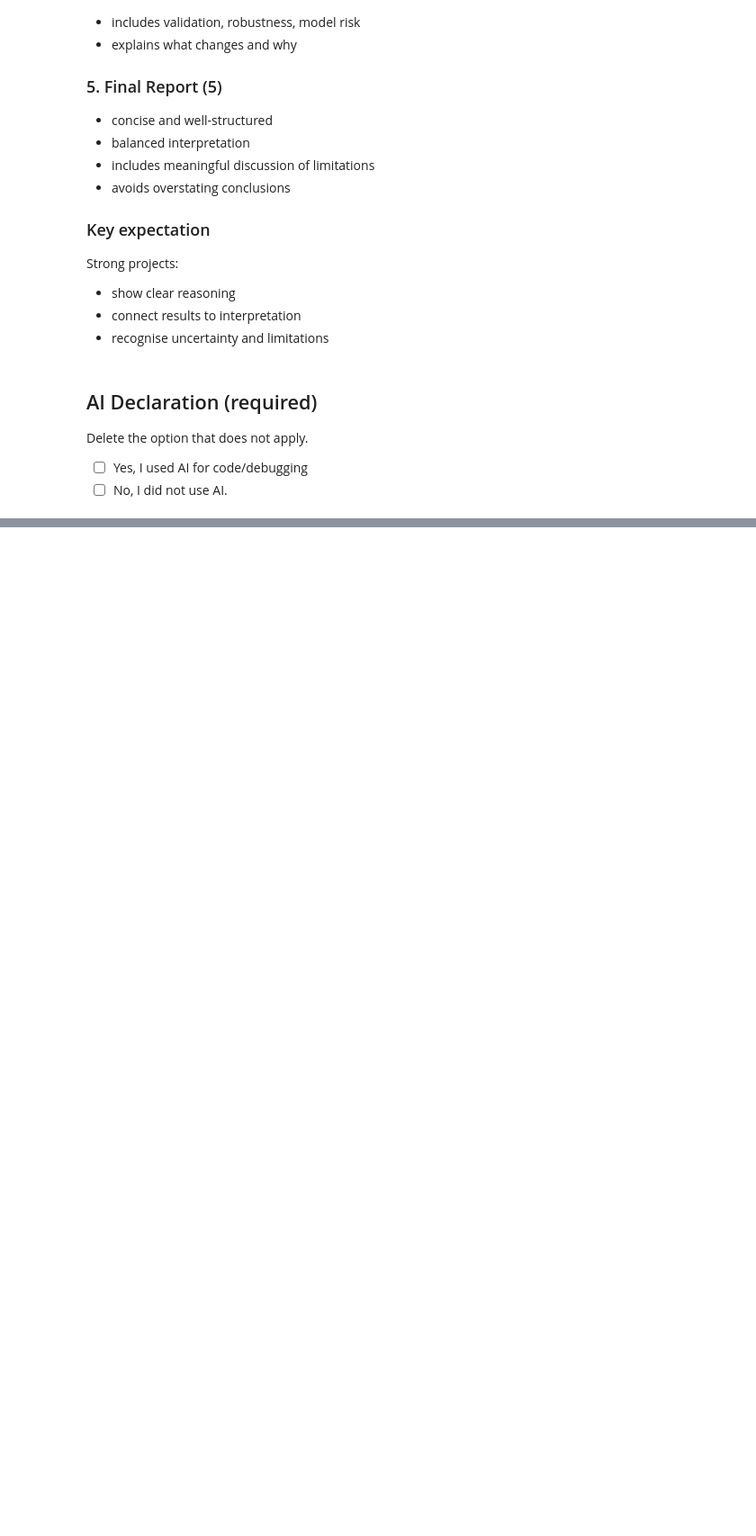
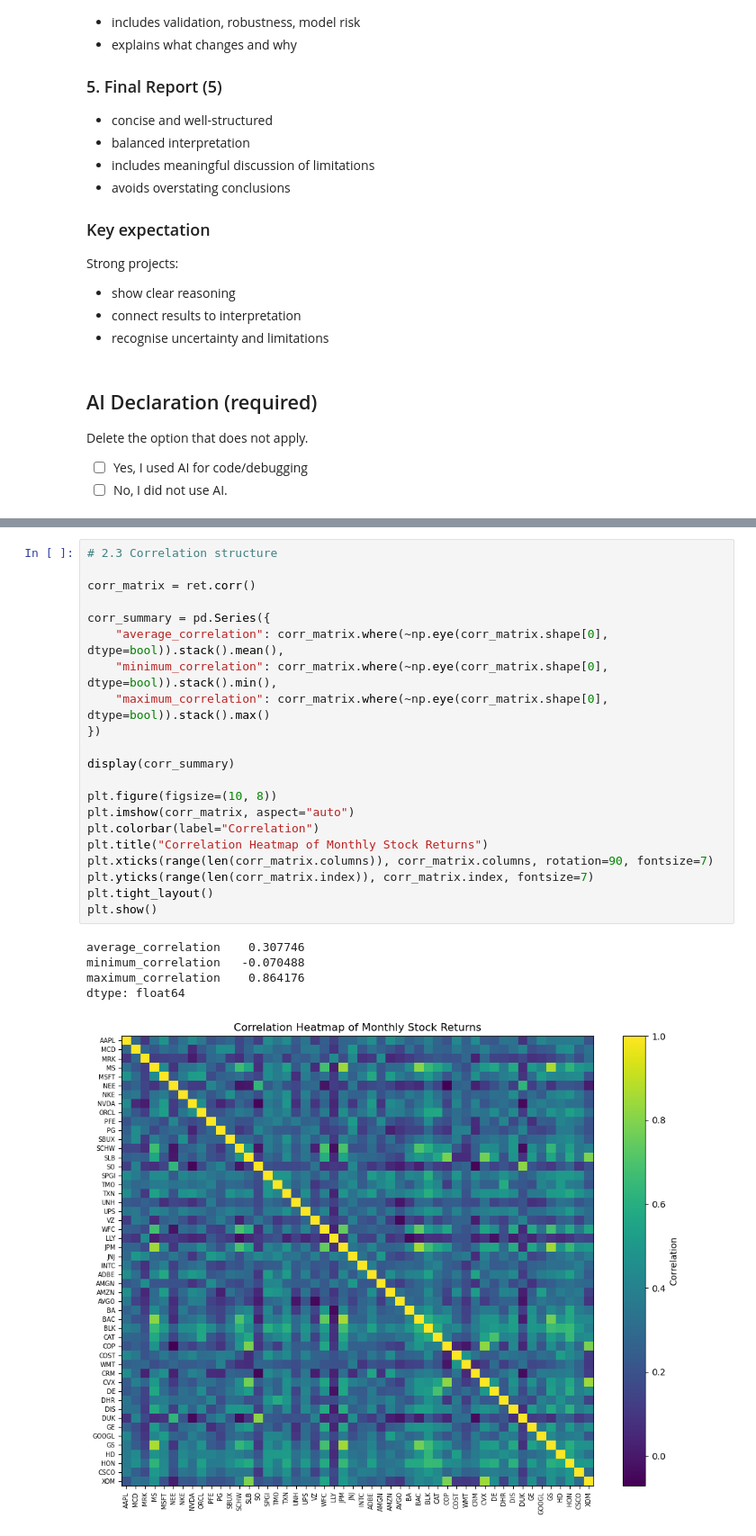
Before and after one commit to rocktrip9797/BFF5525_individual_taskwork, a Jupyter notebook: notebook/Projuect_31079105.ipynb, the cells around one changed output, grey strips where cells are left out. Shown at 90% size. Drawn from its saved outputs; the diff is of its cells as text; blank space fills up the shorter version.

Commit message:
Finish data structure exploration

```diff
--- a/notebook/Projuect_31079105.ipynb
+++ b/notebook/Projuect_31079105.ipynb
@@ -360,0 +444,27 @@ Name: count, dtype: int64
+# %%
+# 2.3 Correlation structure
+
+corr_matrix = ret.corr()
+
+corr_summary = pd.Series({
+    "average_correlation": corr_matrix.where(~np.eye(corr_matrix.shape[0], dtype=bool)).stack().mean(),
+    "minimum_correlation": corr_matrix.where(~np.eye(corr_matrix.shape[0], dtype=bool)).stack().min(),
+    "maximum_correlation": corr_matrix.where(~np.eye(corr_matrix.shape[0], dtype=bool)).stack().max()
+})
+
+display(corr_summary)
+
+plt.figure(figsize=(10, 8))
+plt.imshow(corr_matrix, aspect="auto")
+plt.colorbar(label="Correlation")
+plt.title("Correlation Heatmap of Monthly Stock Returns")
+plt.xticks(range(len(corr_matrix.columns)), corr_matrix.columns, rotation=90, fontsize=7)
+plt.yticks(range(len(corr_matrix.index)), corr_matrix.index, fontsize=7)
+plt.tight_layout()
+plt.show()
+# %% [output]
+average_correlation    0.307746
+minimum_correlation   -0.070488
+maximum_correlation    0.864176
+dtype: float64
+[figure, added]
```
Also changed, not shown: parts of 10 cells of this notebook.
